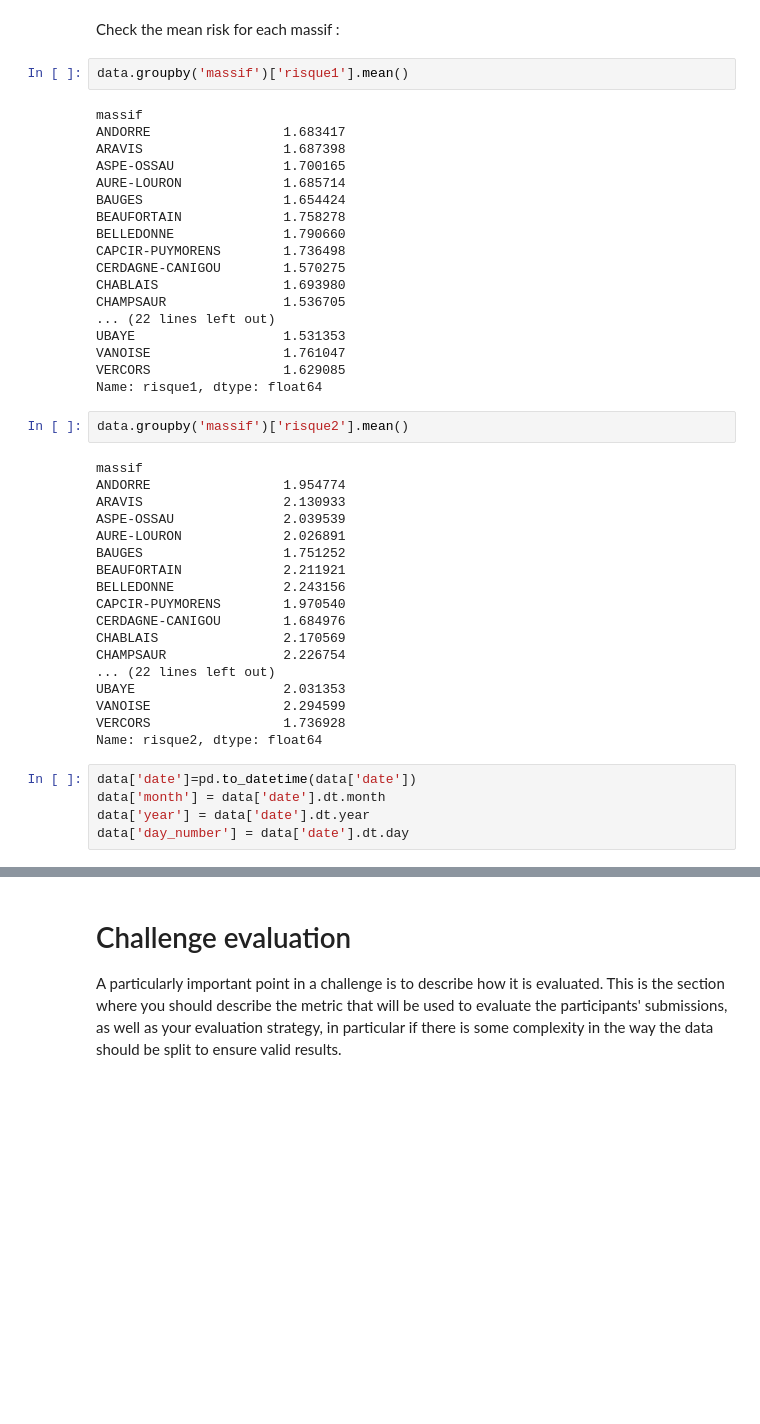
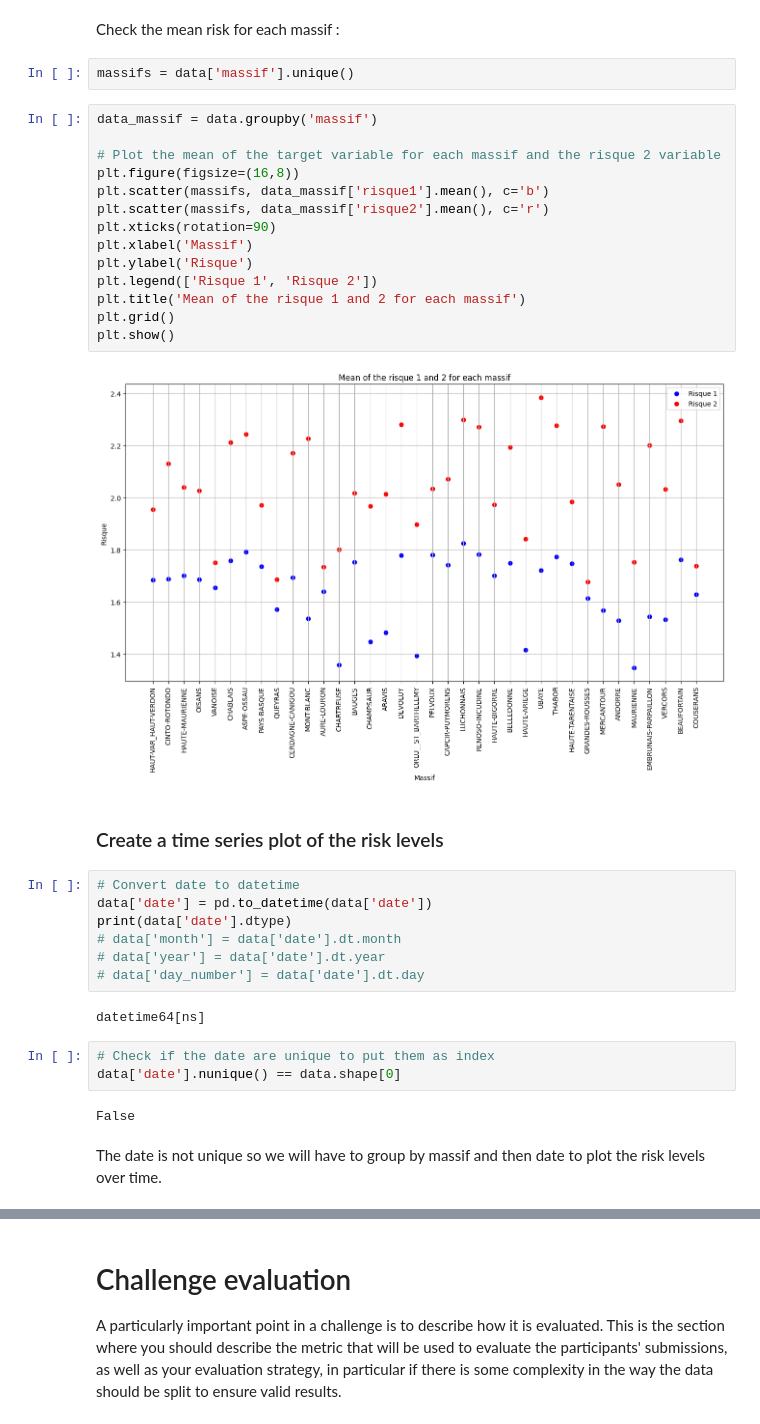
Before and after one commit to adevilde/avalanches_prediction, a Jupyter notebook: avalanche_starting_kit.ipynb, the cells around one changed output, grey strips where cells are left out. Drawn from its saved outputs; the diff is of its cells as text; blank space fills up the shorter version.

```diff
--- a/avalanche_starting_kit.ipynb
+++ b/avalanche_starting_kit.ipynb
@@ -140,48 +140,39 @@ risque1                                     0
 dtype: int64
 # %% [markdown]
 Check the mean risk for each massif :
-# %%
-data.groupby('massif')['risque1'].mean()
-# %% [output]
-massif
-ANDORRE                 1.683417
-ARAVIS                  1.687398
-ASPE-OSSAU              1.700165
-AURE-LOURON             1.685714
-BAUGES                  1.654424
-BEAUFORTAIN             1.758278
-BELLEDONNE              1.790660
-CAPCIR-PUYMORENS        1.736498
-CERDAGNE-CANIGOU        1.570275
-CHABLAIS                1.693980
-CHAMPSAUR               1.536705
-... (22 lines left out)
-UBAYE                   1.531353
-VANOISE                 1.761047
-VERCORS                 1.629085
-Name: risque1, dtype: float64
-# %%
-data.groupby('massif')['risque2'].mean()
-# %% [output]
-massif
-ANDORRE                 1.954774
-ARAVIS                  2.130933
-ASPE-OSSAU              2.039539
-AURE-LOURON             2.026891
-BAUGES                  1.751252
-BEAUFORTAIN             2.211921
-BELLEDONNE              2.243156
-CAPCIR-PUYMORENS        1.970540
-CERDAGNE-CANIGOU        1.684976
-CHABLAIS                2.170569
-CHAMPSAUR               2.226754
-... (22 lines left out)
-UBAYE                   2.031353
-VANOISE                 2.294599
-VERCORS                 1.736928
-Name: risque2, dtype: float64
+# %%
+massifs = data['massif'].unique()
+# %%
+data_massif = data.groupby('massif')
+
+# Plot the mean of the target variable for each massif and the risque 2 variable
+plt.figure(figsize=(16,8))
+plt.scatter(massifs, data_massif['risque1'].mean(), c='b')
+plt.scatter(massifs, data_massif['risque2'].mean(), c='r')
+plt.xticks(rotation=90)
+plt.xlabel('Massif')
+plt.ylabel('Risque')
+plt.legend(['Risque 1', 'Risque 2'])
+plt.title('Mean of the risque 1 and 2 for each massif')
+plt.grid()
+plt.show()
+# %% [output]
+[figure, added]
+# %% [markdown]
+### Create a time series plot of the risk levels
 # %%
-data['date']=pd.to_datetime(data['date'])
-data['month'] = data['date'].dt.month
-data['year'] = data['date'].dt.year
-data['day_number'] = data['date'].dt.day
+# Convert date to datetime
+data['date'] = pd.to_datetime(data['date'])
+print(data['date'].dtype)
+# data['month'] = data['date'].dt.month
+# data['year'] = data['date'].dt.year
+# data['day_number'] = data['date'].dt.day
+# %% [output]
+datetime64[ns]
+# %%
+# Check if the date are unique to put them as index
+data['date'].nunique() == data.shape[0]
+# %% [output]
+False
+# %% [markdown]
+The date is not unique so we will have to group by massif and then date to plot the risk levels over time.
```
Also changed, not shown: parts of 3 cells of this notebook.
